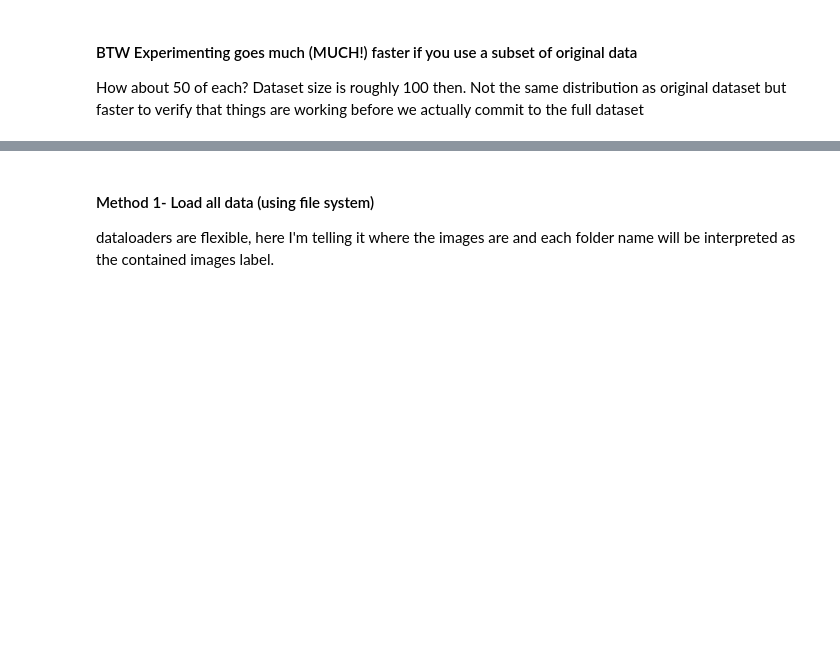
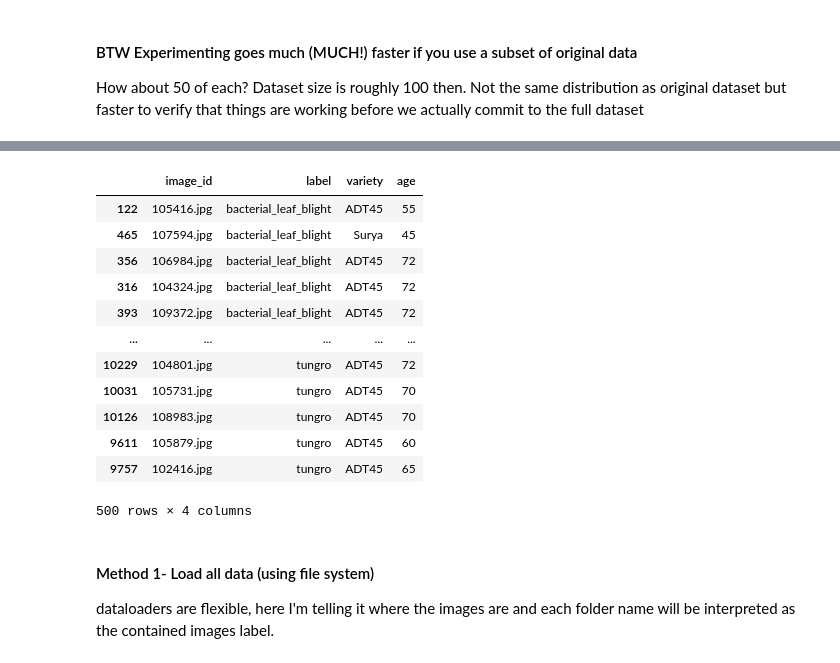
Before and after one commit to kperkins411/PCSE_595_code, a Jupyter notebook: kaggle_paddy.ipynb, the cells around one changed output, grey strips where cells are left out. Cells and saved outputs as stored; diff of their text form; code cells hidden in the pictures; blank space fills up the shorter version.

```diff
--- a/kaggle_paddy.ipynb
+++ b/kaggle_paddy.ipynb
@@ -160,3 +180,19 @@ new_df
+# %%
+df
+# %% [output]
+|  | image_id | label | variety | age |
+| 122 | 105416.jpg | bacterial_leaf_blight | ADT45 | 55 |
+| 465 | 107594.jpg | bacterial_leaf_blight | Surya | 45 |
+| 356 | 106984.jpg | bacterial_leaf_blight | ADT45 | 72 |
+| 316 | 104324.jpg | bacterial_leaf_blight | ADT45 | 72 |
+| 393 | 109372.jpg | bacterial_leaf_blight | ADT45 | 72 |
+| ... | ... | ... | ... | ... |
+| 10229 | 104801.jpg | tungro | ADT45 | 72 |
+| 10031 | 105731.jpg | tungro | ADT45 | 70 |
+| 10126 | 108983.jpg | tungro | ADT45 | 70 |
+| 9611 | 105879.jpg | tungro | ADT45 | 60 |
+| 9757 | 102416.jpg | tungro | ADT45 | 65 |
+500 rows × 4 columns
 # %% [markdown]
 #### Method 1- Load all data (using file system)
 
```
Also changed, not shown: parts of 14 cells of this notebook, 1 other file.
